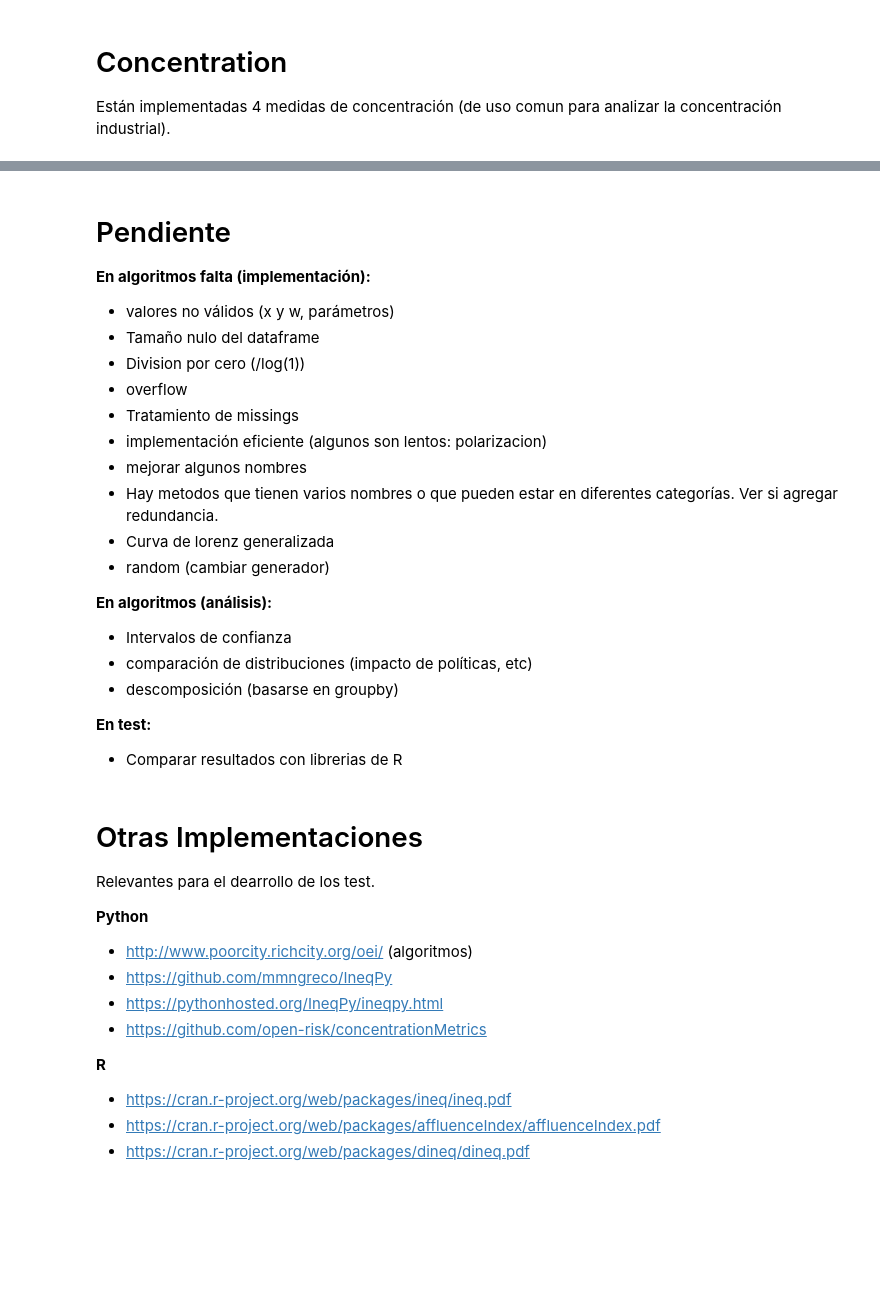
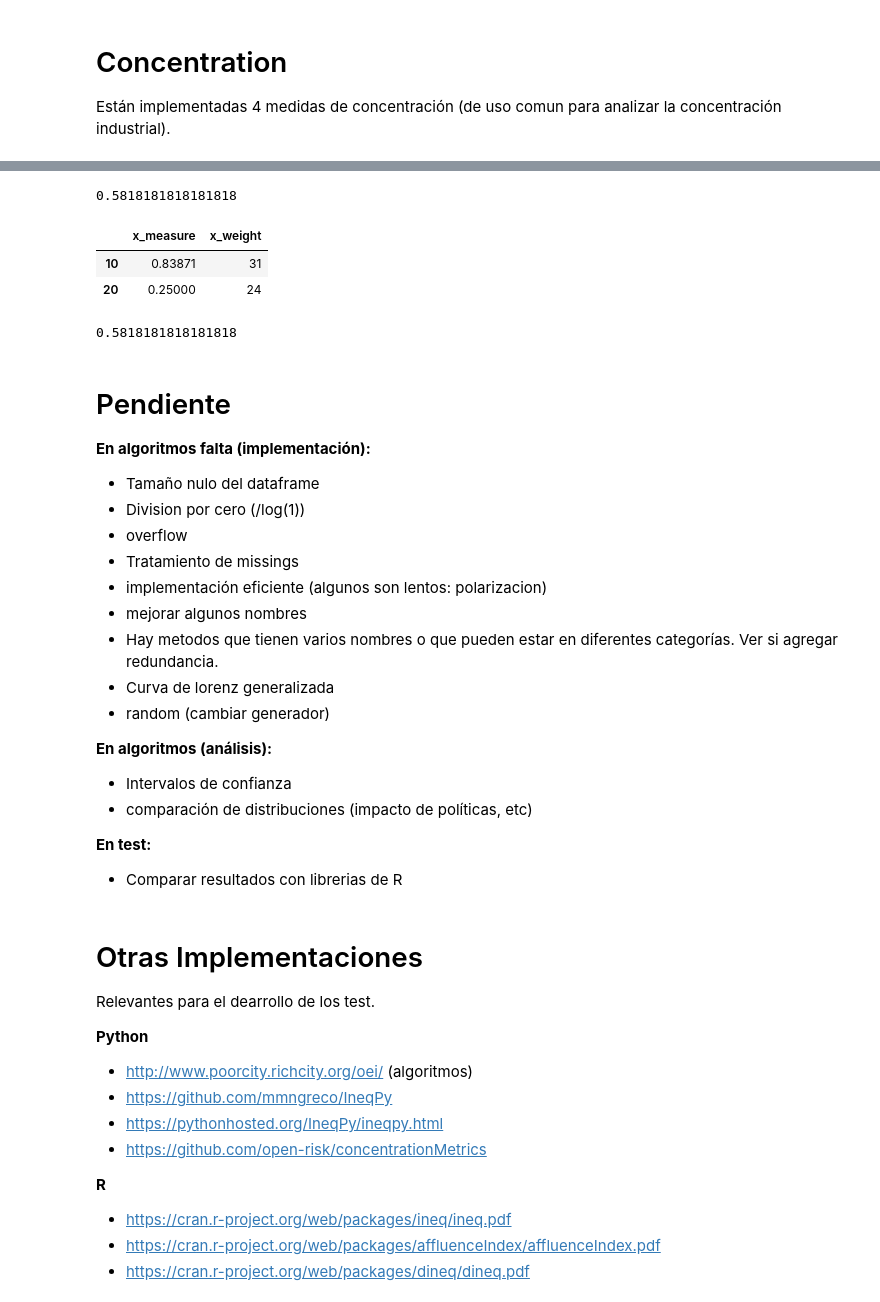
Before and after one commit to ngrion/apode, a Jupyter notebook: apode.ipynb, the cells around one changed output, grey strips where cells are left out. Cells and saved outputs as stored; diff of their text form; code cells hidden in the pictures; blank space fills up the shorter version.

```diff
--- a/apode.ipynb
+++ b/apode.ipynb
@@ -373,10 +396,30 @@ dz_c
+# %%
+# calculo simple
+pline = 11
+p1 = dra.poverty('fgt0',pline)
+p1
+# %% [output]
+0.5818181818181818
+# %%
+# calculo por grupos según variable "y"
+p2 = dra.poverty('fgt0',pline,gby='y')
+p2
+# %% [output]
+|  | x_measure | x_weight |
+| 10 | 0.83871 | 31 |
+| 20 | 0.25000 | 24 |
+# %%
+# Si el indicador es descomponible se obtiene el mismo resultado:
+p2_p = sum(p2['x_measure']*p2['x_weight']/sum(p2['x_weight']))
+p2_p
+# %% [output]
+0.5818181818181818
 # %% [markdown]
 # Pendiente
 
 
 **En algoritmos falta (implementación):**
 
-* valores no válidos (x y w, parámetros)
 * Tamaño nulo del dataframe
 * Division por cero (/log(1))
 * overflow
@@ -392,7 +435,6 @@ dz_c
 
 * Intervalos de confianza
 * comparación de distribuciones (impacto de políticas, etc)
-* descomposición (basarse en groupby)
 
 
 **En test:**
```
Also changed, not shown: parts of 19 cells of this notebook, 6 other files.
